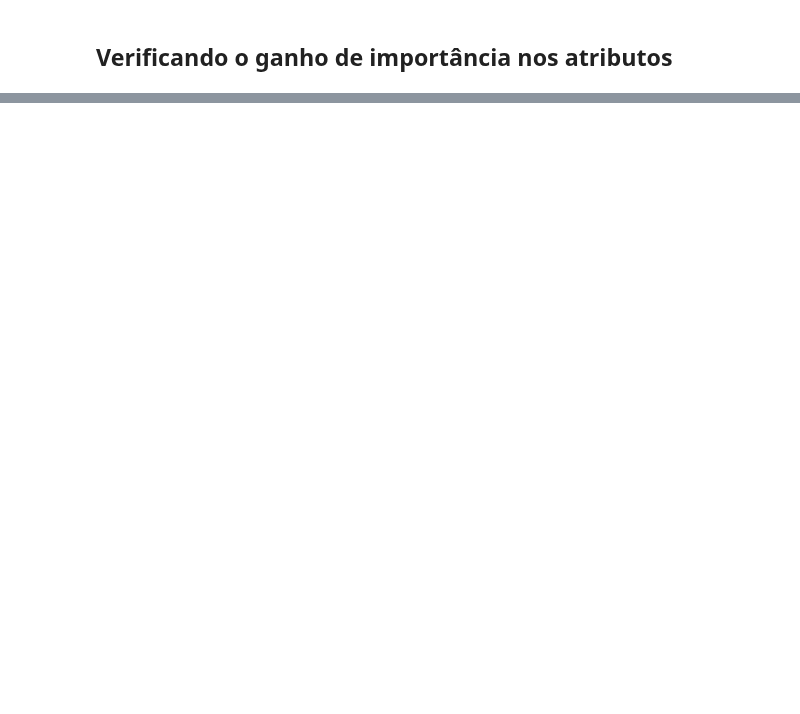
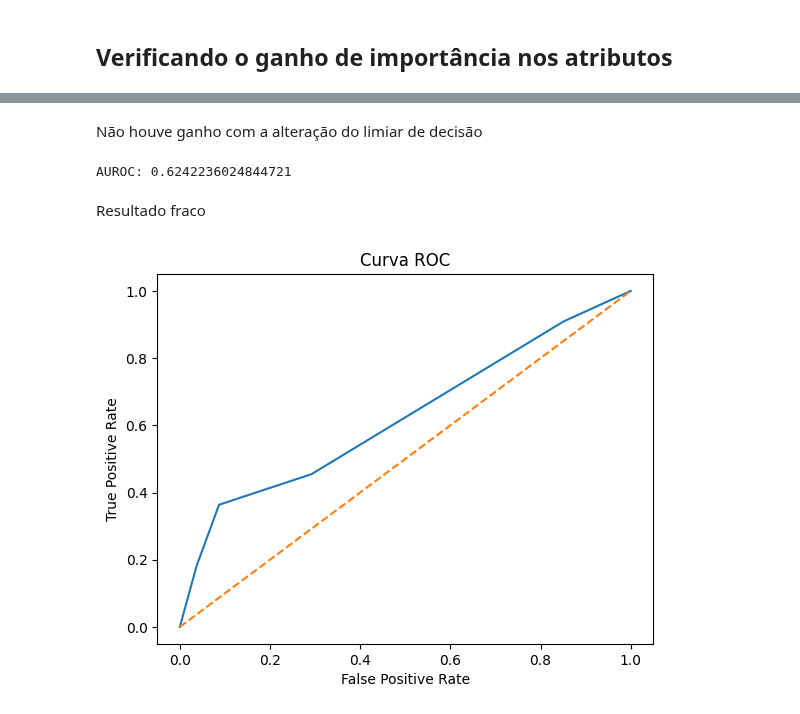
Before and after one commit to tech-challenge-fiap-GRUPO-2026/tech-challenge-fase1, a Jupyter notebook: notebooks/init_cervical_cancer.ipynb, the cells around one changed output, grey strips where cells are left out. Drawn from its saved outputs; the diff is of its cells as text; code cells hidden in the pictures; blank space fills up the shorter version.

Commit message:
Classificação com árvore de decisão e conclusão

```diff
--- a/notebooks/init_cervical_cancer.ipynb
+++ b/notebooks/init_cervical_cancer.ipynb
@@ -716,0 +803,24 @@ plt.show()
+# %%
+pipeline_dt = Pipeline([
+    ('remover', FunctionTransformer(remover_colunas_sem_variacao)),
+    ('faltantes', FunctionTransformer(tratar_missing_com_indicador)),
+    ('agrupar', FunctionTransformer(agrupar_colunas_preenchido)),
+    ('tabagismo_redundancia', FunctionTransformer(reduzir_redundancia_smokes)),
+    ('transformar_demo_comp', FunctionTransformer(transformar_demograficos_comportamentais)),
+    ('contraceptivos', FunctionTransformer(transformar_contraceptivos)),
+    ('remover_std_tempo', FunctionTransformer(remover_coluna_std_tempo)),
+    ('novos_atributos', FunctionTransformer(criar_atributos_estrategicos)),
+    # ('smote', SMOTE(random_state=42)), # Funciona melhor sem SMOTE
+    ('model', DecisionTreeClassifier(
+        class_weight={0:1, 1:10}, # Funciona melhor penalizando os erros (sem SMOTE)
+        max_depth=4,
+        min_samples_leaf=5,
+        random_state=42
+    ))
+])
+
+pipeline_dt.fit(X_train, y_train)
+
+y_pred = pipeline_dt.predict(X_test)
+
+print(classification_report(y_test, y_pred))
@@ -716,0 +851,24 @@ plt.show()
+# %% [markdown]
+Não houve ganho com a alteração do limiar de decisão
+# %%
+y_proba = pipeline_dt.predict_proba(X_test)[:,1]
+
+auc = roc_auc_score(y_test, y_proba)
+print("AUROC:", auc)
+# %% [output]
+AUROC: 0.6242236024844721
+# %% [markdown]
+Resultado fraco
+# %%
+fpr, tpr, thresholds = roc_curve(y_test, y_proba)
+
+plt.plot(fpr, tpr)
+plt.plot([0,1], [0,1], linestyle='--')
+
+plt.xlabel("False Positive Rate")
+plt.ylabel("True Positive Rate")
+plt.title("Curva ROC")
+
+plt.show()
+# %% [output]
+[figure, added]
```
Also changed, not shown: parts of 17 cells of this notebook.
